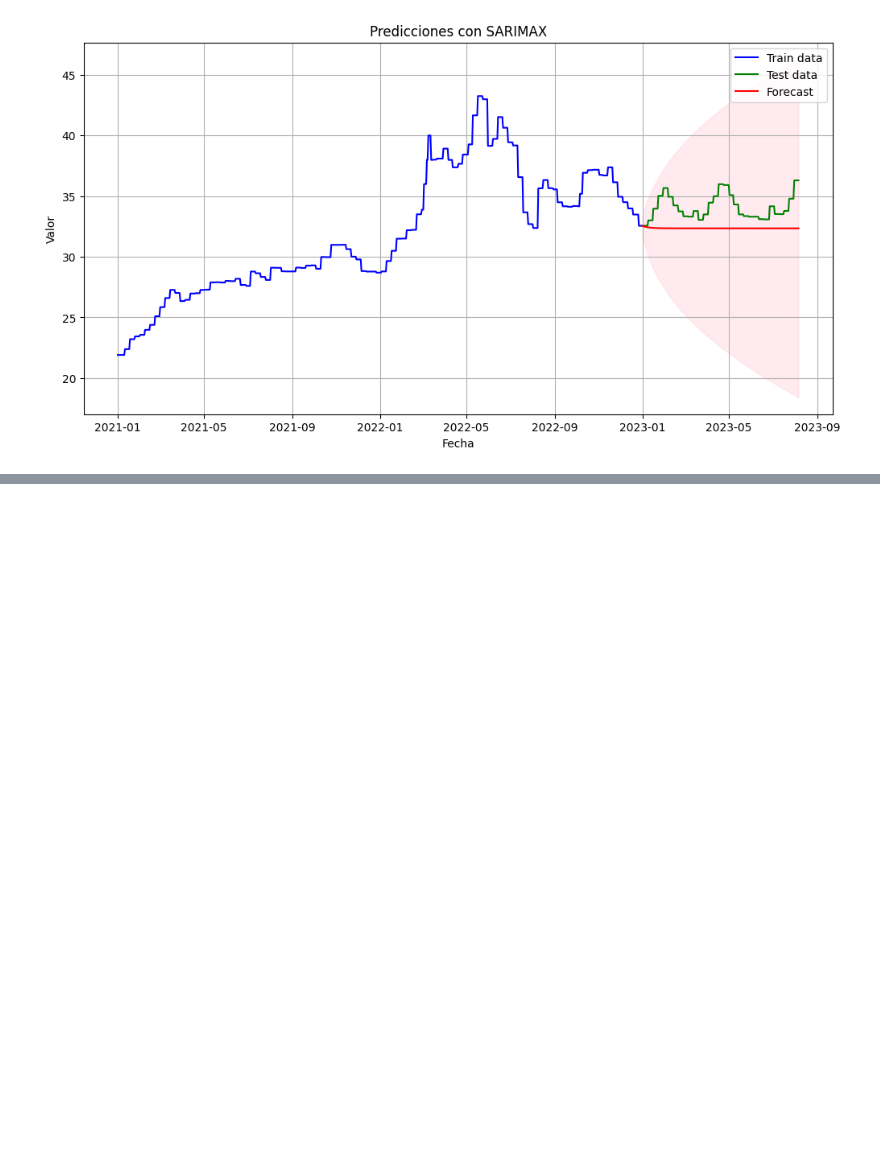
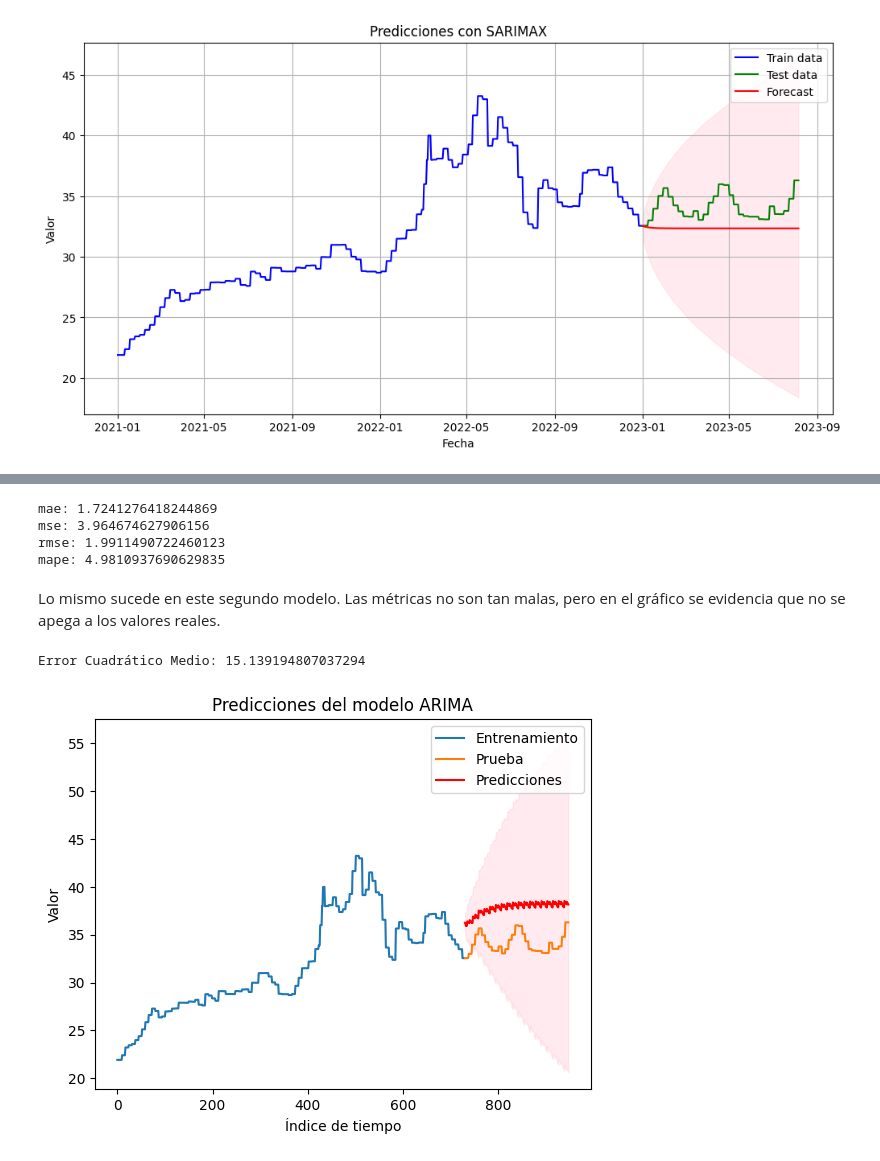
Before and after one commit to Daniel14gonc/Lab2_DS, a Jupyter notebook: lab2_PP.ipynb, the cells around one changed output, grey strips where cells are left out. Saved outputs shown, nothing was run; the diff lists cells and outputs as text; code cells hidden in the pictures; blank space fills up the shorter version.

```diff
--- a/lab2_PP.ipynb
+++ b/lab2_PP.ipynb
@@ -797,0 +861,63 @@ plt.show()
+# %%
+from sklearn.metrics import mean_absolute_error, mean_squared_error
+
+# Convierte las predicciones a un array numpy
+predicciones_array = forecast.predicted_mean.values
+
+# Calcula el MAE (Error Absoluto Medio)
+mae = mean_absolute_error(promedio_super_test_2["Superior"], predicciones_array)
+
+# Calcula el MSE (Error Cuadrático Medio)
+mse = mean_squared_error(promedio_super_test_2["Superior"], predicciones_array)
+
+# Calcula el RMSE (Raíz del Error Cuadrático Medio)
+rmse = np.sqrt(mse)
+
+# Calcula el MAPE (Error Porcentual Absoluto Medio)
+mape = np.mean(np.abs((promedio_super_test_2["Superior"] - predicciones_array) / promedio_super_test_2["Superior"])) * 100
+
+print("mae:", mae)
+print("mse:", mse)
+print("rmse:", rmse)
+print("mape:", mape)
+# %% [output]
+mae: 1.7241276418244869
+mse: 3.964674627906156
+rmse: 1.9911490722460123
+mape: 4.9810937690629835
+# %% [markdown]
+Lo mismo sucede en este segundo modelo. Las métricas no son tan malas, pero en el gráfico se evidencia que no se apega a los valores reales.
+# %%
+n_forecast = len(promedio_super_test_2)  # Predecir para la longitud del conjunto de prueba
+forecast, conf_int = stepwise_fit.predict(n_periods=n_forecast, return_conf_int=True)
+
+# Calcular el error cuadrático medio en las predicciones
+mse = mean_squared_error(promedio_super_test_2['Superior'], forecast)
+
+# Imprimir el MSE
+print("Error Cuadrático Medio:", mse)
+train_index = range(len(promedio_super_train_2))
+test_index = range(len(promedio_super_train_2), len(promedio_super_train_2) + len(promedio_super_test_2))
+
+# Graficar los datos reales de entrenamiento y prueba
+plt.plot(train_index, promedio_super_train_2, label='Entrenamiento')
+plt.plot(test_index, promedio_super_test_2, label='Prueba')
+
+# Graficar las predicciones del modelo
+plt.plot(test_index, forecast, label='Predicciones', color='red')
+
+# Agregar intervalos de confianza si están disponibles
+if conf_int is not None:
+    plt.fill_between(test_index, conf_int[:, 0], conf_int[:, 1], color='pink', alpha=0.3)
+
+# Configurar etiquetas y título
+plt.xlabel('Índice de tiempo')
+plt.ylabel('Valor')
+plt.title('Predicciones del modelo ARIMA')
+plt.legend()
+
+# Mostrar la gráfica
+plt.show()
+# %% [output]
+Error Cuadrático Medio: 15.139194807037294
+[figure, added]
```
Also changed, not shown: parts of 16 cells of this notebook, 3 other files.
